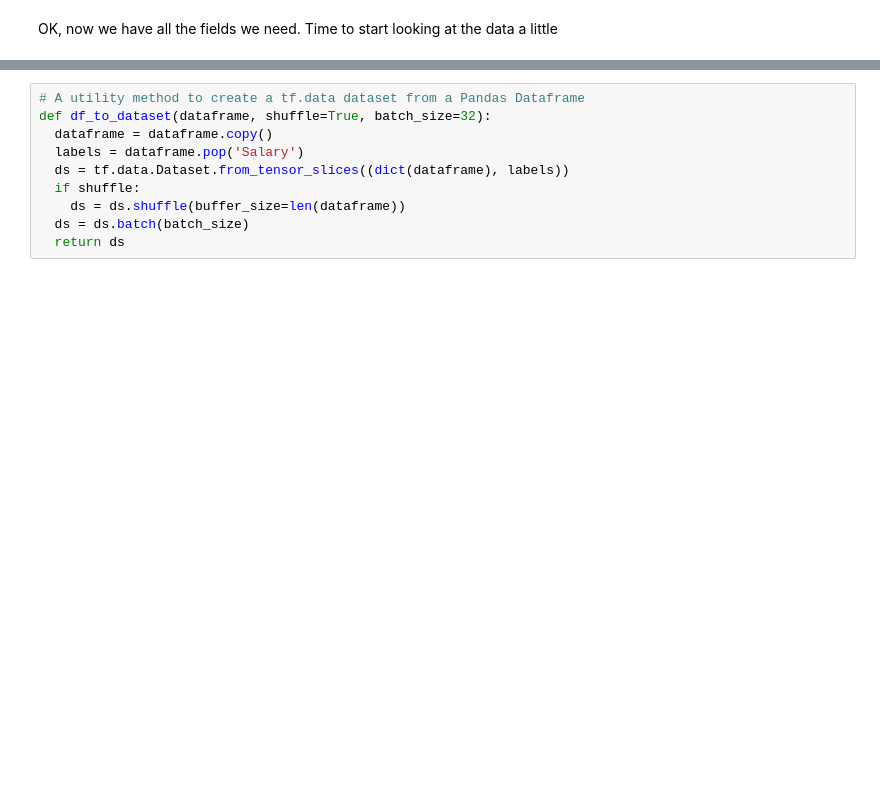
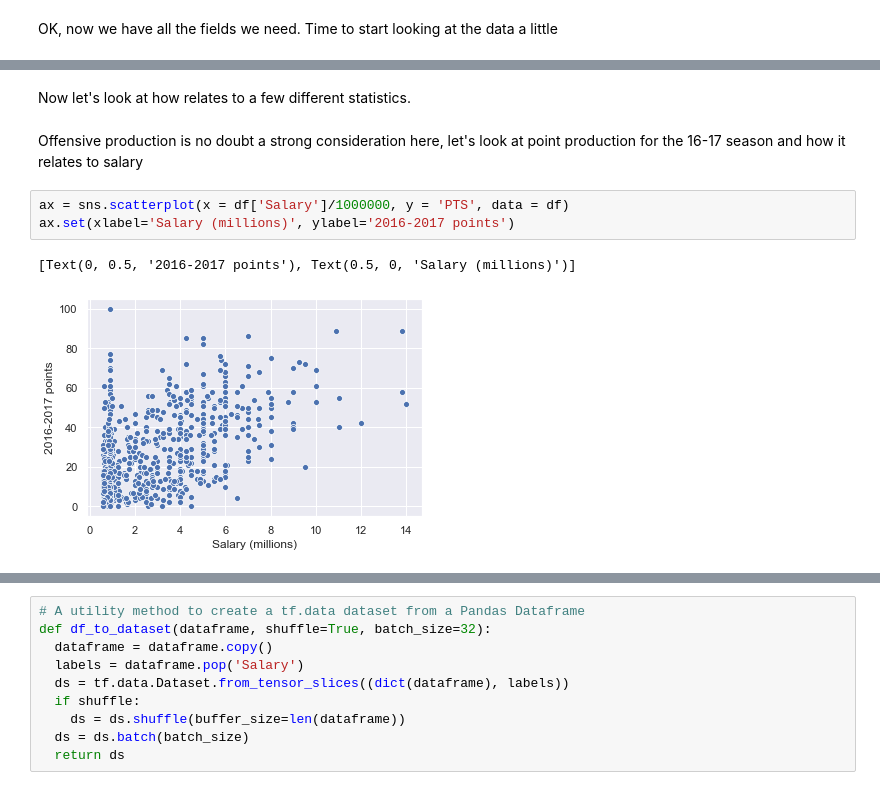
Before and after one commit to Pat-Hamilton/Thinkful, a Jupyter notebook: NHL Capstone.ipynb, the cells around one changed output, grey strips where cells are left out. Drawn from its saved outputs; the diff is of its cells as text; blank space fills up the shorter version.

```diff
--- a/NHL Capstone.ipynb
+++ b/NHL Capstone.ipynb
@@ -1051,0 +893,10 @@ sns.distplot(df['Salary'])
+# %% [markdown]
+Now let's look at how relates to a few different statistics.
+# %% [markdown]
+Offensive production is no doubt a strong consideration here, let's look at point production for the 16-17 season and how it relates to salary
+# %%
+ax = sns.scatterplot(x = df['Salary']/1000000, y = 'PTS', data = df)
+ax.set(xlabel='Salary (millions)', ylabel='2016-2017 points')
+# %% [output]
+[Text(0, 0.5, '2016-2017 points'), Text(0.5, 0, 'Salary (millions)')]
+[figure, added]
```
Also changed, not shown: parts of 84 cells of this notebook.
